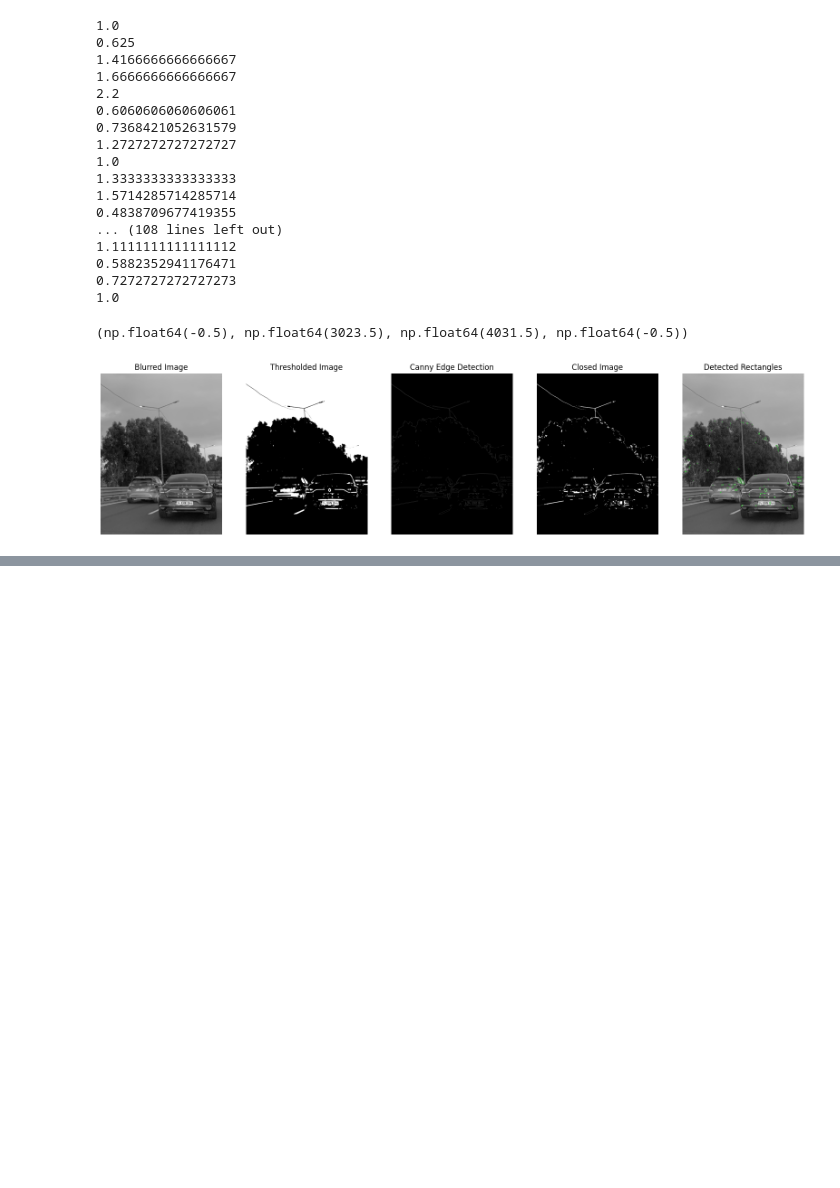
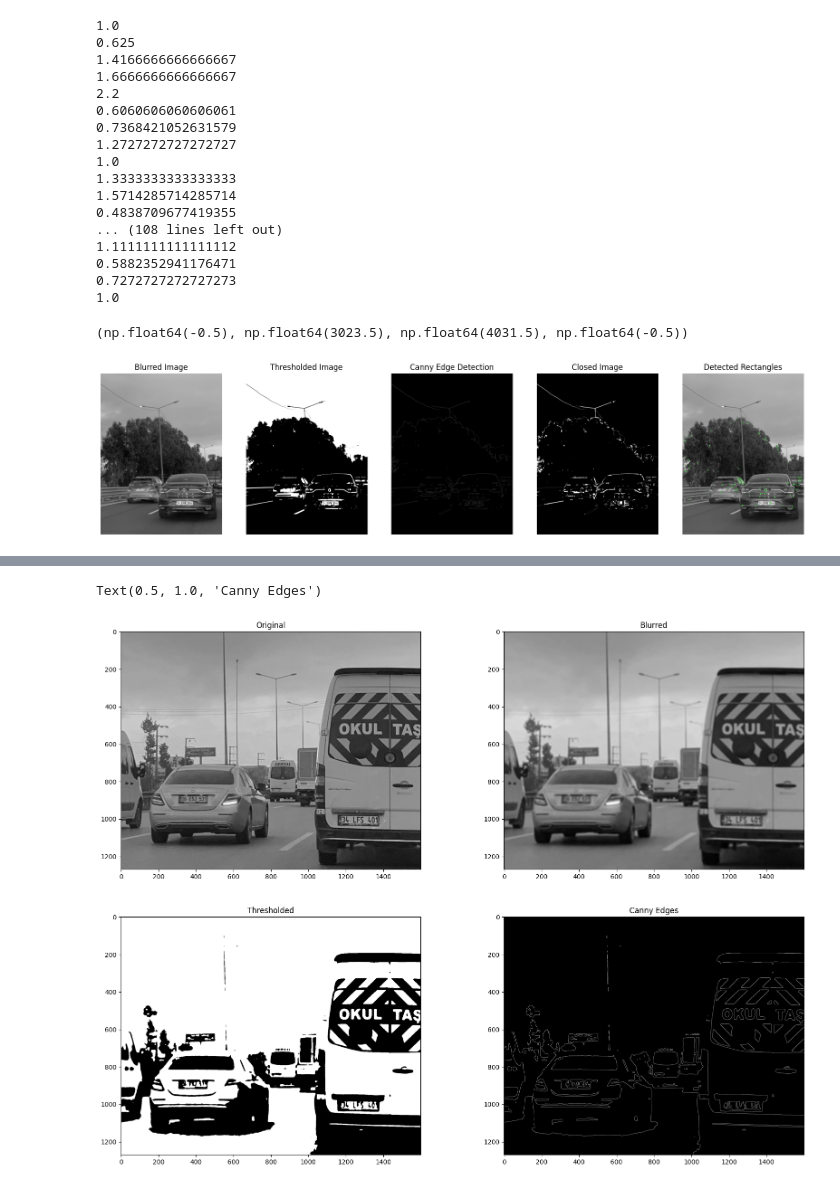
Before and after one commit to beyzanrcam/Image_Processing, a Jupyter notebook: BEYZANUR_CAM_PRJ/main.ipynb, the cells around one changed output, grey strips where cells are left out. Drawn from its saved outputs; the diff is of its cells as text; code cells hidden in the pictures; blank space fills up the shorter version.

```diff
--- a/BEYZANUR_CAM_PRJ/main.ipynb
+++ b/BEYZANUR_CAM_PRJ/main.ipynb
@@ -368,0 +375,28 @@ plt.axis('off')
+# %%
+gray = cv2.cvtColor(test_hard3, cv2.COLOR_BGR2GRAY)
+
+blurred = cv2.GaussianBlur(gray, (21, 21), 0)
+
+_, thresh = cv2.threshold(blurred, 105, 255, cv2.THRESH_BINARY)
+
+canny = cv2.Canny(thresh, 100, 100)
+
+plt.figure(figsize=(20, 15))
+plt.subplot(3,2,1)
+plt.imshow(gray, cmap='gray')
+plt.title('Original')
+
+plt.subplot(3,2,2)
+plt.imshow(blurred, cmap='gray')
+plt.title('Blurred')
+
+plt.subplot(3,2,3)
+plt.imshow(thresh, cmap='gray')
+plt.title('Thresholded')
+
+plt.subplot(3,2,4)
+plt.imshow(canny, cmap='gray')
+plt.title('Canny Edges')
+# %% [output]
+Text(0.5, 1.0, 'Canny Edges')
+[figure, added]
```
Also changed, not shown: parts of 2 cells of this notebook, 18 other files.
